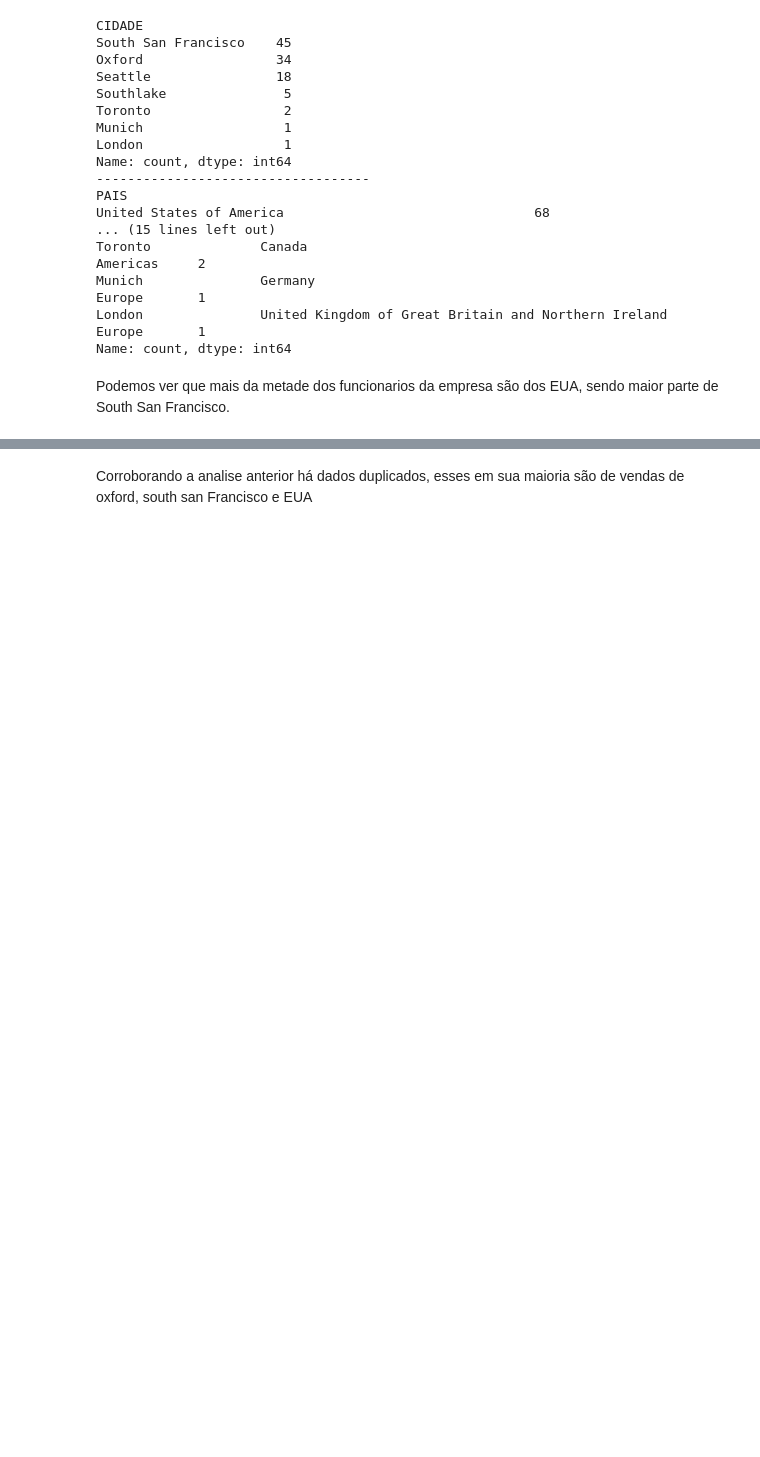
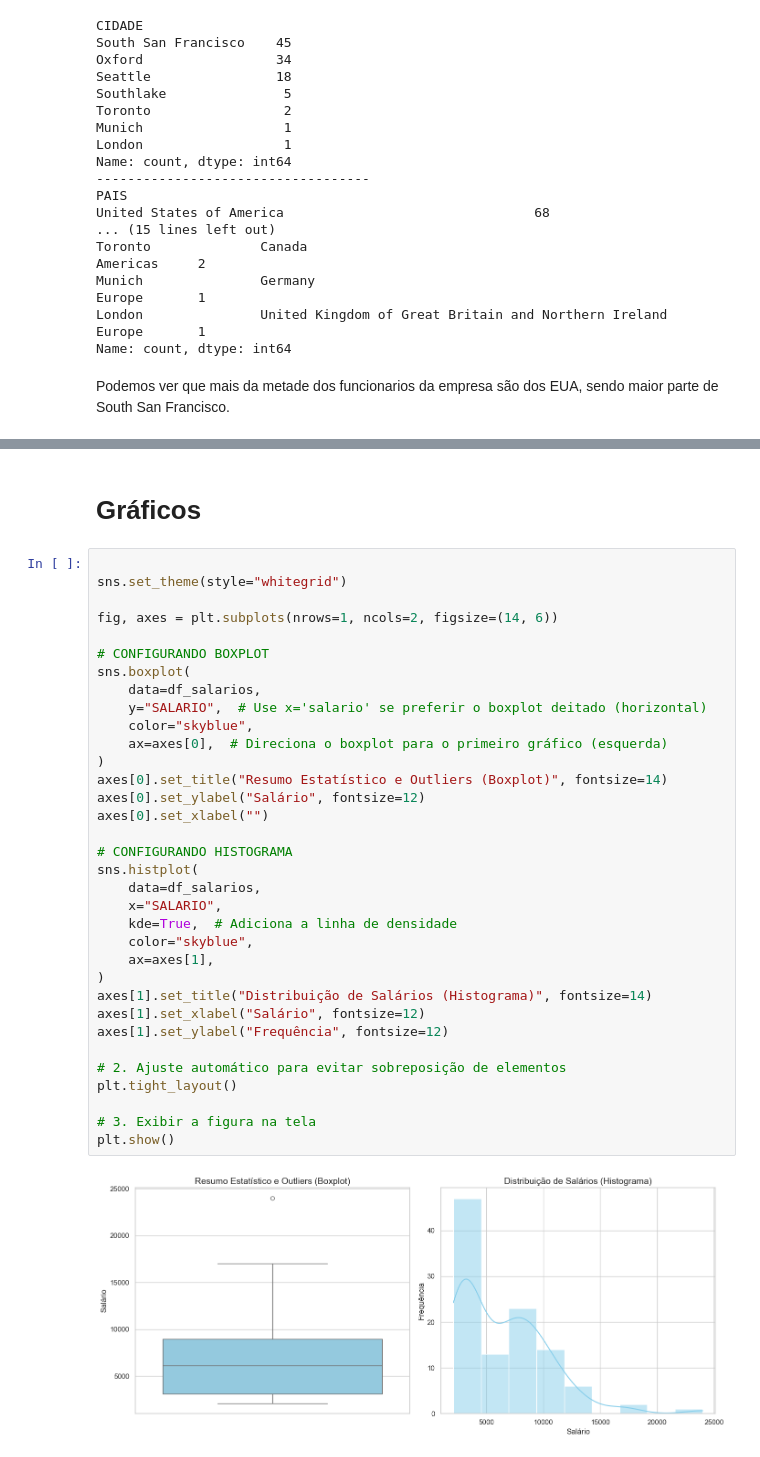
Before and after one commit to VictorHSaints/Projeto-analise-dados-SCTEC, a Jupyter notebook: EDA.ipynb, the cells around one changed output, grey strips where cells are left out. Saved outputs shown, nothing was run; the diff lists cells and outputs as text; blank space fills up the shorter version.

Commit message:
Criação gráficos, atualização EDA
Criação de gráficos para explorar variáveis numéricas e categóricas.

```diff
--- a/EDA.ipynb
+++ b/EDA.ipynb
@@ -310,2 +284,38 @@ Total de linhas duplicadas: 24
-# %% [markdown]
-Corroborando a analise anterior há dados duplicados, esses em sua maioria são de vendas de oxford, south san Francisco e EUA
+# %% [markdown]
+# Gráficos
+# %%
+
+sns.set_theme(style="whitegrid")
+
+fig, axes = plt.subplots(nrows=1, ncols=2, figsize=(14, 6))
+
+# CONFIGURANDO BOXPLOT
+sns.boxplot(
+    data=df_salarios,
+    y="SALARIO",  # Use x='salario' se preferir o boxplot deitado (horizontal)
+    color="skyblue",
+    ax=axes[0],  # Direciona o boxplot para o primeiro gráfico (esquerda)
+)
+axes[0].set_title("Resumo Estatístico e Outliers (Boxplot)", fontsize=14)
+axes[0].set_ylabel("Salário", fontsize=12)
+axes[0].set_xlabel("")
+
+# CONFIGURANDO HISTOGRAMA
+sns.histplot(
+    data=df_salarios,
+    x="SALARIO",
+    kde=True,  # Adiciona a linha de densidade
+    color="skyblue",
+    ax=axes[1],
+)
+axes[1].set_title("Distribuição de Salários (Histograma)", fontsize=14)
+axes[1].set_xlabel("Salário", fontsize=12)
+axes[1].set_ylabel("Frequência", fontsize=12)
+
+# 2. Ajuste automático para evitar sobreposição de elementos
+plt.tight_layout()
+
+# 3. Exibir a figura na tela
+plt.show()
+# %% [output]
+[figure, added]
```
Also changed, not shown: parts of 12 cells of this notebook.
